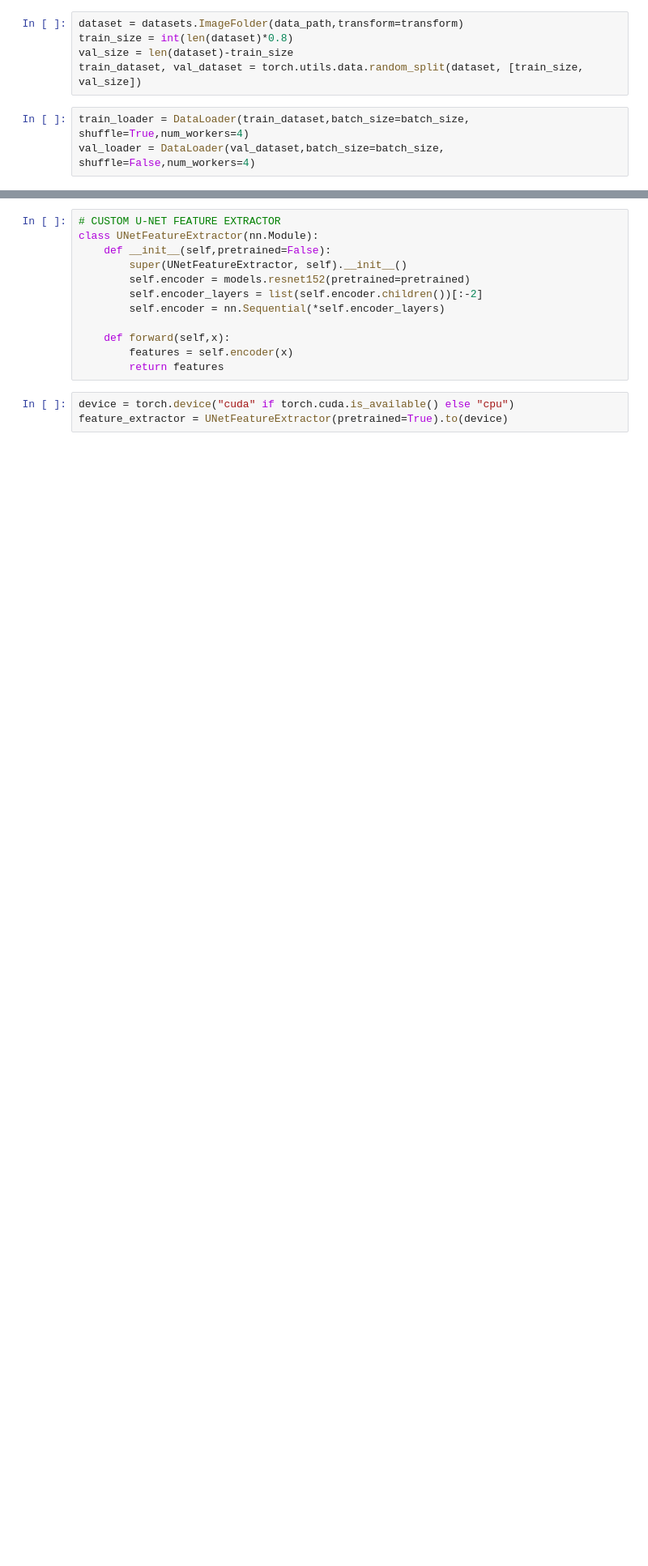
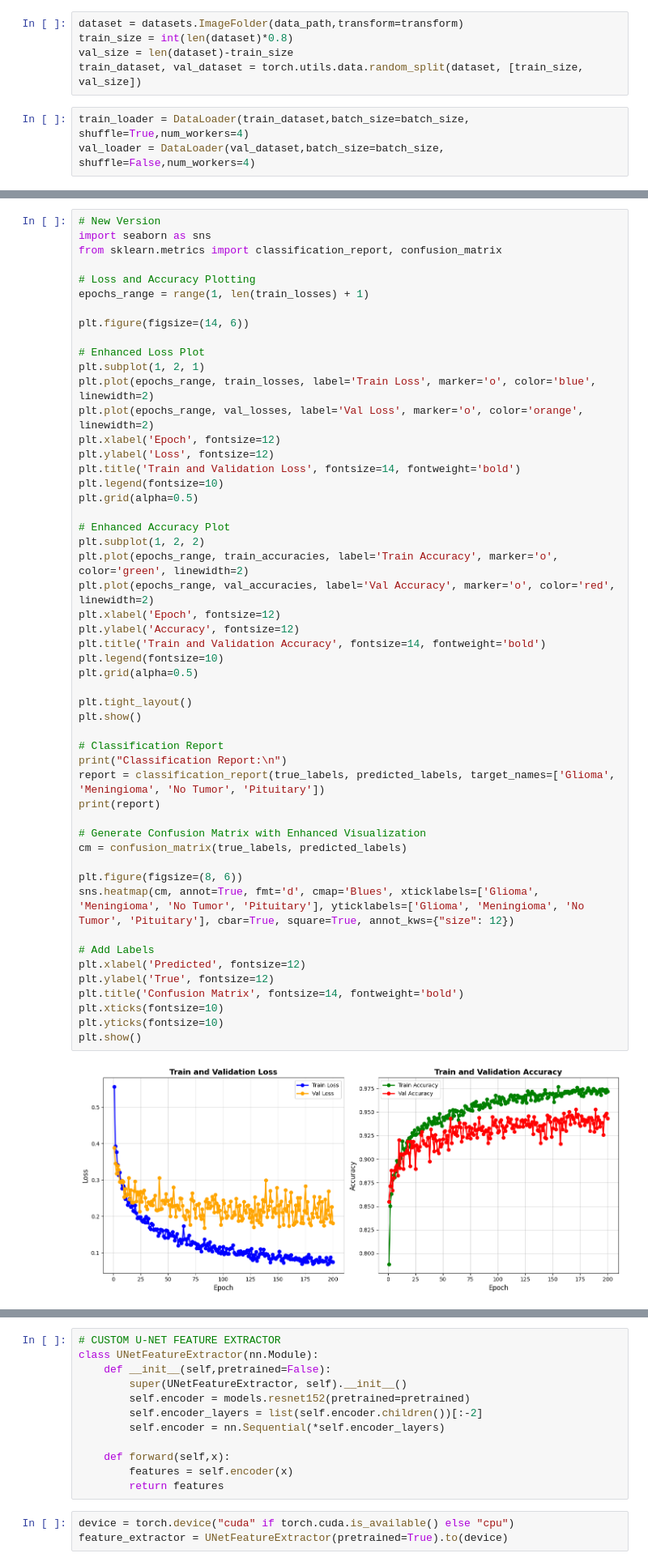
Before and after one commit to KarthikeyanChintala999/Brain_Tumor_U-Net_XAI, a Jupyter notebook: ssnrp-subm-xai.ipynb, the cells around one changed output, grey strips where cells are left out. Shown at 81% size. Saved outputs shown, nothing was run; the diff lists cells and outputs as text; blank space fills up the shorter version.

```diff
--- a/ssnrp-subm-xai.ipynb
+++ b/ssnrp-subm-xai.ipynb
@@ -55,0 +414,53 @@ val_loader = DataLoader(val_dataset,batch_size=batch_size, shuffle=False,num_wor
+# %%
+# New Version
+import seaborn as sns
+from sklearn.metrics import classification_report, confusion_matrix
+
+# Loss and Accuracy Plotting
+epochs_range = range(1, len(train_losses) + 1)
+
+plt.figure(figsize=(14, 6))
+
+# Enhanced Loss Plot
+plt.subplot(1, 2, 1)
+plt.plot(epochs_range, train_losses, label='Train Loss', marker='o', color='blue', linewidth=2)
+plt.plot(epochs_range, val_losses, label='Val Loss', marker='o', color='orange', linewidth=2)
+plt.xlabel('Epoch', fontsize=12)
+plt.ylabel('Loss', fontsize=12)
+plt.title('Train and Validation Loss', fontsize=14, fontweight='bold')
+plt.legend(fontsize=10)
+plt.grid(alpha=0.5)
+
+# Enhanced Accuracy Plot
+plt.subplot(1, 2, 2)
+plt.plot(epochs_range, train_accuracies, label='Train Accuracy', marker='o', color='green', linewidth=2)
+plt.plot(epochs_range, val_accuracies, label='Val Accuracy', marker='o', color='red', linewidth=2)
+plt.xlabel('Epoch', fontsize=12)
+plt.ylabel('Accuracy', fontsize=12)
+plt.title('Train and Validation Accuracy', fontsize=14, fontweight='bold')
+plt.legend(fontsize=10)
+plt.grid(alpha=0.5)
+
+plt.tight_layout()
+plt.show()
+
+# Classification Report
+print("Classification Report:\n")
+report = classification_report(true_labels, predicted_labels, target_names=['Glioma', 'Meningioma', 'No Tumor', 'Pituitary'])
+print(report)
+
+# Generate Confusion Matrix with Enhanced Visualization
+cm = confusion_matrix(true_labels, predicted_labels)
+
+plt.figure(figsize=(8, 6))
+sns.heatmap(cm, annot=True, fmt='d', cmap='Blues', xticklabels=['Glioma', 'Meningioma', 'No Tumor', 'Pituitary'], yticklabels=['Glioma', 'Meningioma', 'No Tumor', 'Pituitary'], cbar=True, square=True, annot_kws={"size": 12})
+
+# Add Labels
+plt.xlabel('Predicted', fontsize=12)
+plt.ylabel('True', fontsize=12)
+plt.title('Confusion Matrix', fontsize=14, fontweight='bold')
+plt.xticks(fontsize=10)
+plt.yticks(fontsize=10)
+plt.show()
+# %% [output]
+[figure, added]
```
Also changed, not shown: parts of 39 cells of this notebook.
